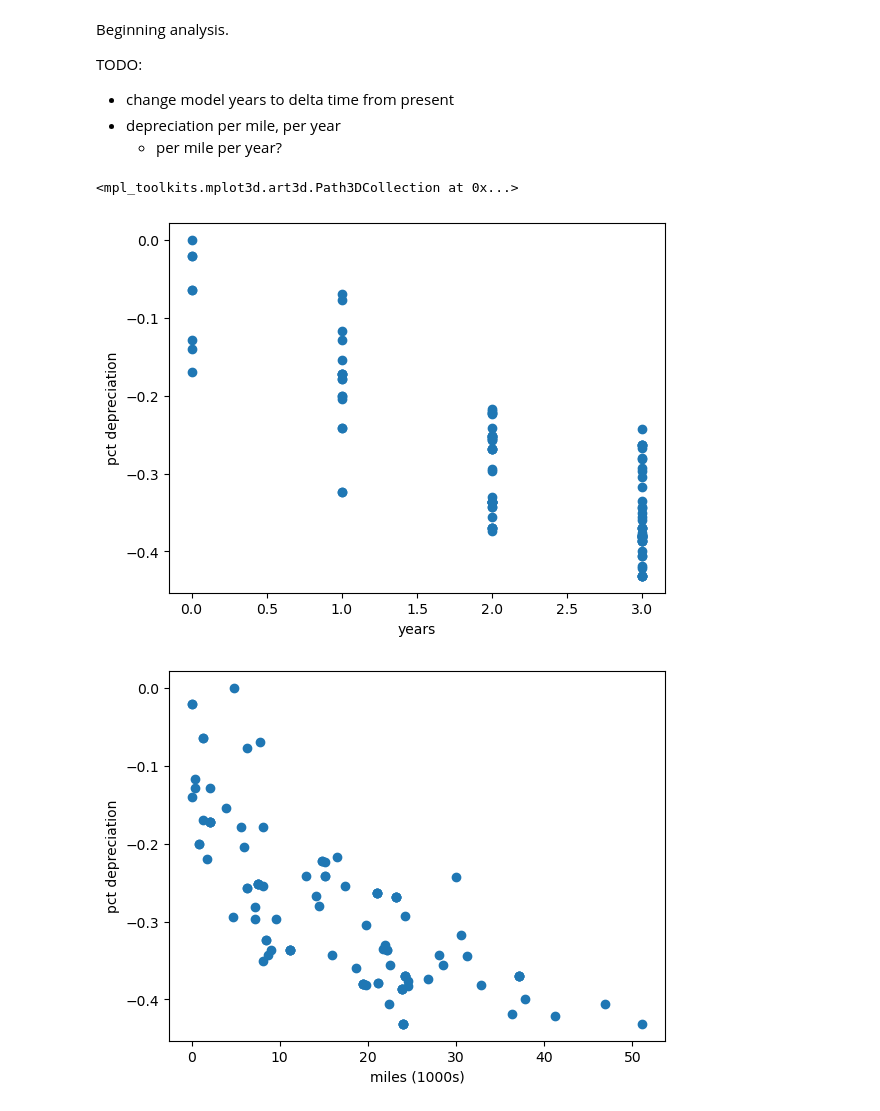
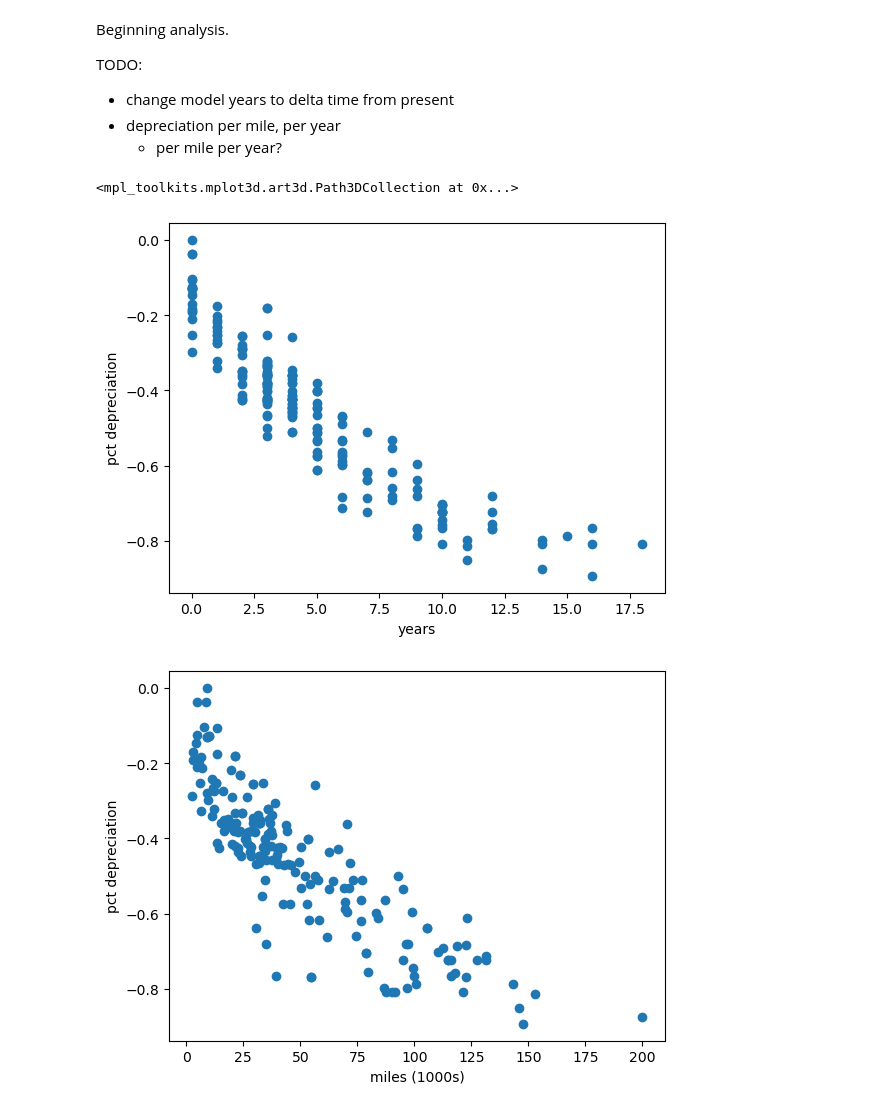
Before and after one commit to wujorgen/DataDrift, a Jupyter notebook: BLUESKY/analysis.ipynb, the cells around one changed output. Cells and saved outputs as stored; diff of their text form; code cells hidden in the pictures.

```diff
--- a/BLUESKY/analysis.ipynb
+++ b/BLUESKY/analysis.ipynb
@@ -90,0 +36,23 @@ m440["price_pct"] = m440["price"].astype(float) / float(m440["price"].max()) - 1
+# %%
+scraped_results = {}
+cat_model_list = []
+for make in car_dict.keys():
+    for model in car_dict[make]:
+        filt = (df["make"]==make) & (df["model"]==model)
+        scraped_results[make+"_"+model] = df[filt]
+# %%
+%%capture --no-stdout --no-display
+
+m340 = scraped_results["bmw_m340"]
+m440 = scraped_results["bmw_m440"]
+a4 = scraped_results["audi_a4"]
+
+m440_mod = sort_trims(m440)
+#a4 = sort_trims(a4)
+trims, counts = np.unique(np.array(a4["trim"]),return_counts=True)
+for e in zip(trims,counts):
+    print(e)
+
+m340 = calc_pct_deltas(m340)
+m440 = calc_pct_deltas(m440)
+a4 = calc_pct_deltas(a4)
@@ -97,19 +83,19 @@ TODO:
     - per mile per year?
 # %%
 plt.figure(1)
-plt.scatter(m440["year_delta"], m440["price_pct"])
+plt.scatter(a4["year_delta"], a4["price_pct"])
 plt.xlabel("years")
 plt.ylabel("pct depreciation")
 
 plt.figure(2)
-plt.scatter(m440["mileage"].values.astype(float)/1000, m440["price_pct"])
+plt.scatter(a4["mileage"].values.astype(float)/1000, a4["price_pct"])
 plt.xlabel("miles (1000s)")
 plt.ylabel("pct depreciation")
 
 plt.figure(3)
 ax = plt.axes(projection ="3d")
-ax.scatter3D(m440["year_delta"], m440["mileage"].values.astype(float)/1000, m440["price_pct"])
+ax.scatter3D(a4["year_delta"], a4["mileage"].values.astype(float)/1000, a4["price_pct"])
 # %% [output]
 <mpl_toolkits.mplot3d.art3d.Path3DCollection at 0x...>
-[figure, old version]
+[figure, new version]
-[figure, old version]
+[figure, new version]
```
Also changed, not shown: parts of 5 cells of this notebook, 3 other files.
